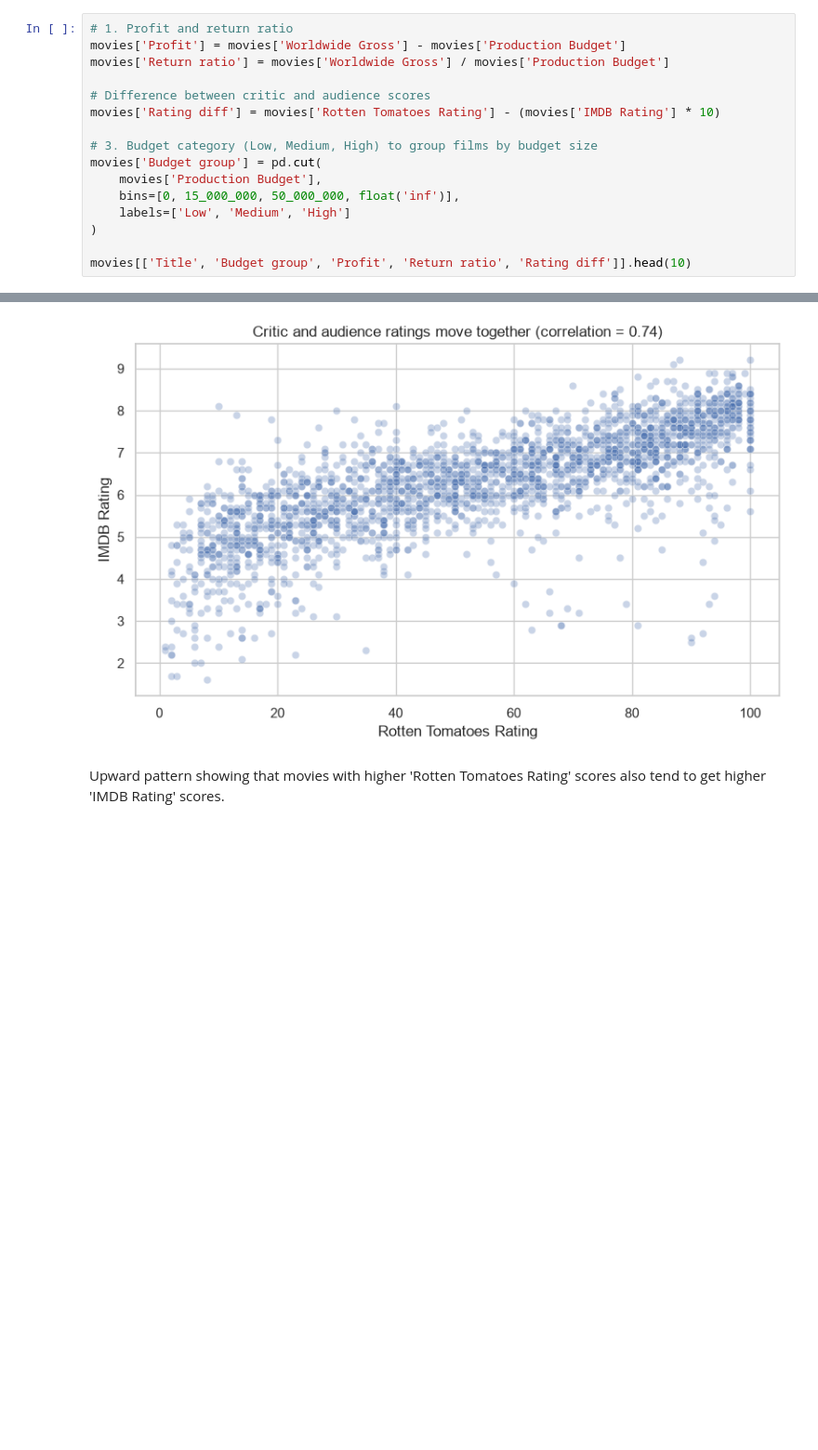
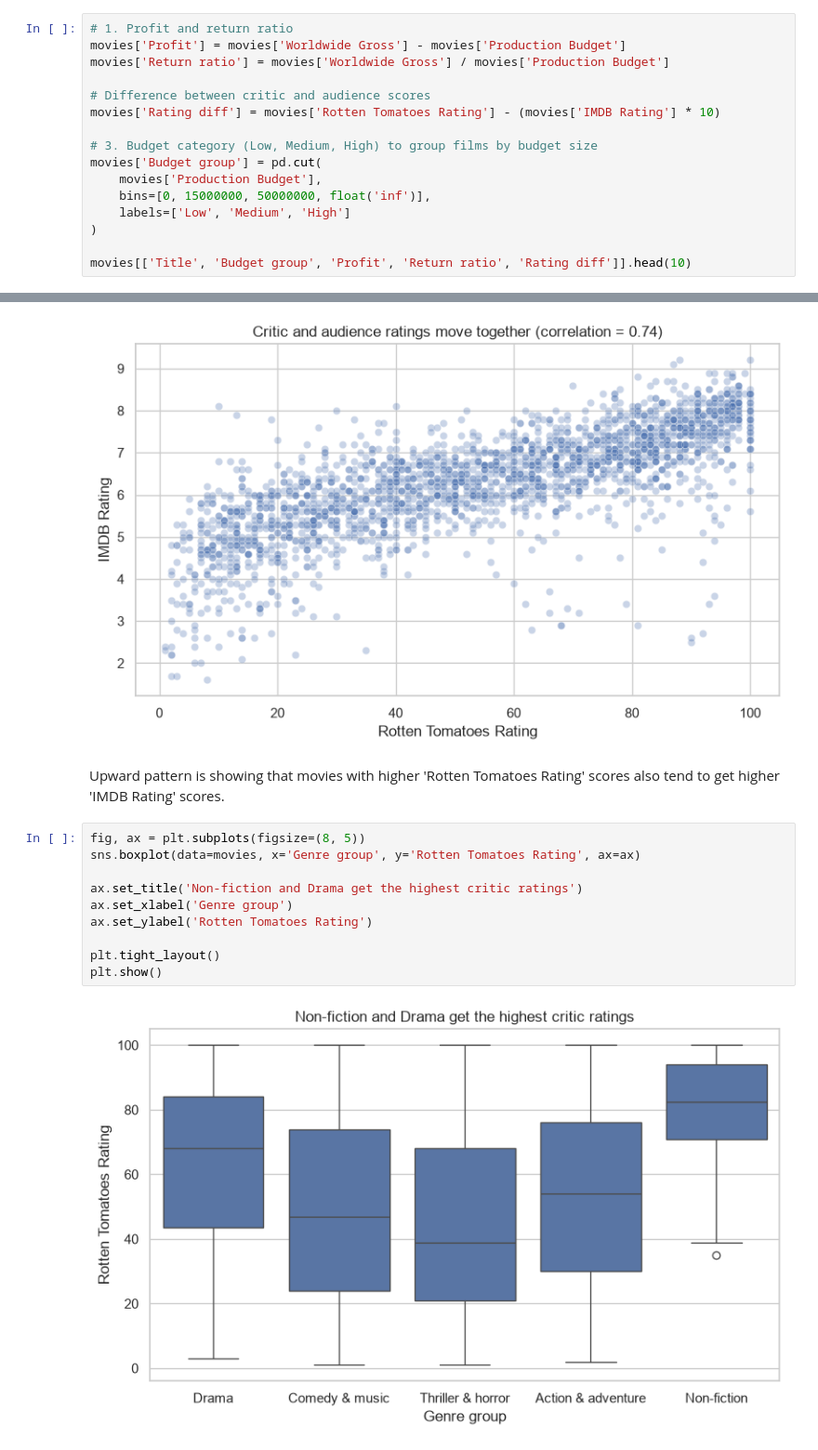
Before and after one commit to marynarymkevich/code-labs, a Jupyter notebook: DataAnalysis/Project/movies.ipynb, the cells around one changed output, grey strips where cells are left out. Shown at 93% size. Cells and saved outputs as stored; diff of their text form; blank space fills up the shorter version.

Commit message:
charts

```diff
--- a/DataAnalysis/Project/movies.ipynb
+++ b/DataAnalysis/Project/movies.ipynb
@@ -286,7 +286,7 @@ movies['Rating diff'] = movies['Rotten Tomatoes Rating'] - (movies['IMDB Rating'
 # 3. Budget category (Low, Medium, High) to group films by budget size
 movies['Budget group'] = pd.cut(
     movies['Production Budget'],
-    bins=[0, 15_000_000, 50_000_000, float('inf')],
+    bins=[0, 15000000, 50000000, float('inf')],
     labels=['Low', 'Medium', 'High']
 )
 
@@ -449,4 +449,16 @@ plt.show()
 # %% [output]
 [figure]
 # %% [markdown]
-Upward pattern showing that movies with higher 'Rotten Tomatoes Rating' scores also tend to get higher 'IMDB Rating' scores.
+Upward pattern is showing that movies with higher 'Rotten Tomatoes Rating' scores also tend to get higher 'IMDB Rating' scores.
+# %%
+fig, ax = plt.subplots(figsize=(8, 5))
+sns.boxplot(data=movies, x='Genre group', y='Rotten Tomatoes Rating', ax=ax)
+
+ax.set_title('Non-fiction and Drama get the highest critic ratings')
+ax.set_xlabel('Genre group')
+ax.set_ylabel('Rotten Tomatoes Rating')
+
+plt.tight_layout()
+plt.show()
+# %% [output]
+[figure, added]
```
Also changed, not shown: parts of 7 cells of this notebook.
